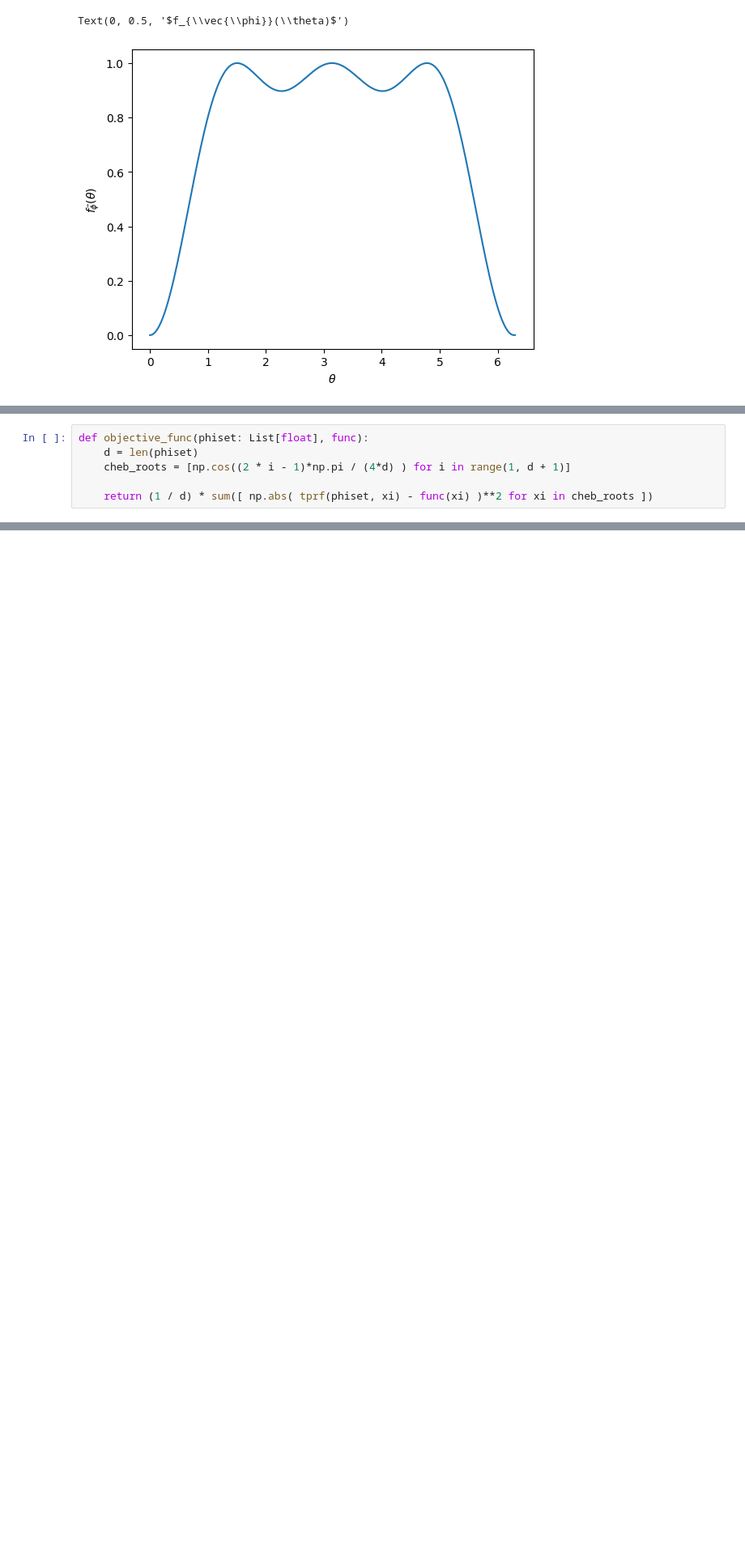
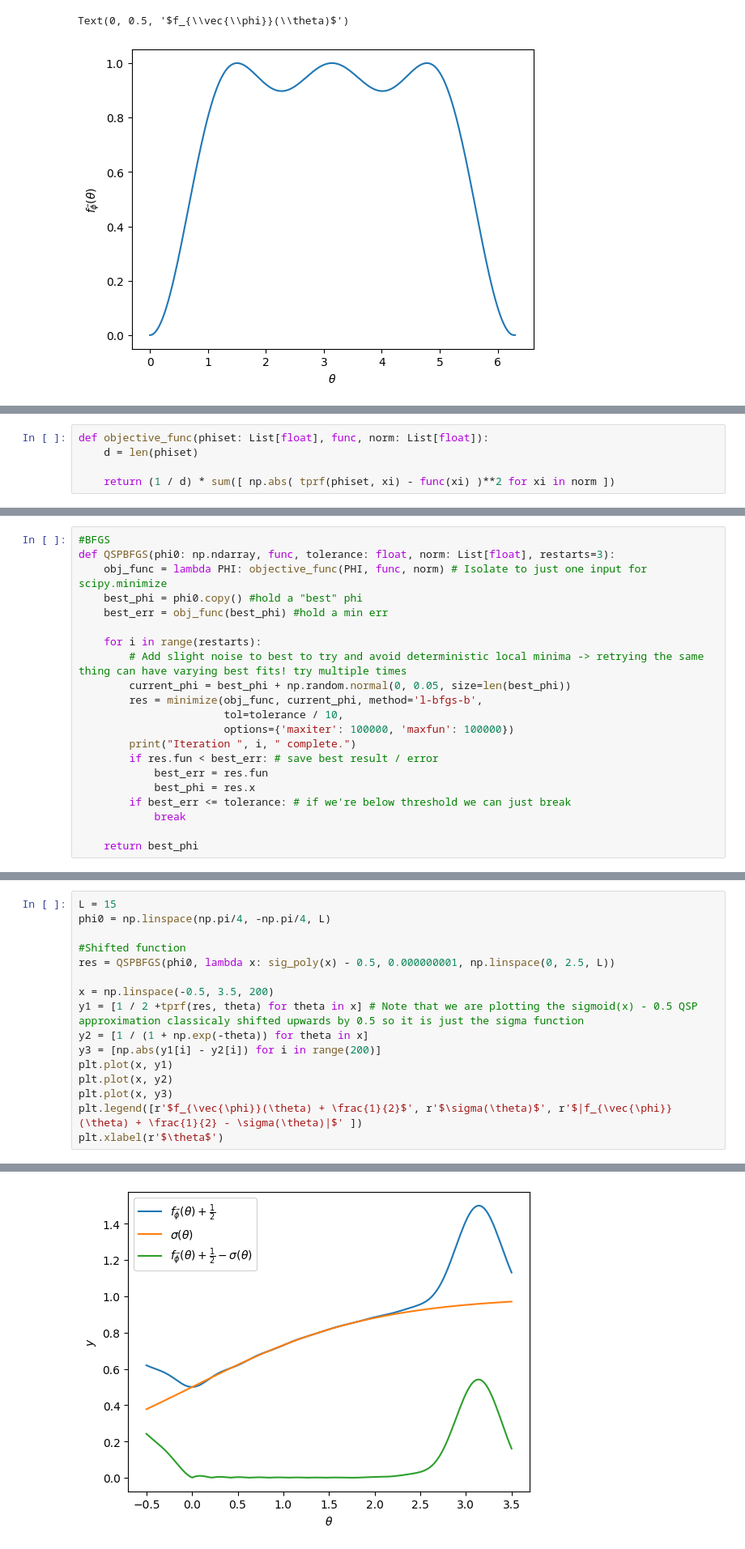
Before and after one commit to s-cavalier/temprepo190hmidterm, a Jupyter notebook: midterm.ipynb, the cells around one changed output, grey strips where cells are left out. Shown: that part at 81% size. Cells and saved outputs as stored; diff of their text form; blank space fills up the shorter version.

Commit message:
recent updates, finished approx

```diff
--- a/midterm.ipynb
+++ b/midterm.ipynb
@@ -67,6 +70,5 @@ np.float64(-0.38395061728395063)
 # %%
-def objective_func(phiset: List[float], func):
+def objective_func(phiset: List[float], func, norm: List[float]):
     d = len(phiset)
-    cheb_roots = [np.cos((2 * i - 1)*np.pi / (4*d) ) for i in range(1, d + 1)]
 
-    return (1 / d) * sum([ np.abs( tprf(phiset, xi) - func(xi) )**2 for xi in cheb_roots ])
+    return (1 / d) * sum([ np.abs( tprf(phiset, xi) - func(xi) )**2 for xi in norm ])
@@ -103,0 +75,21 @@ KeyboardInterrupt:
+# %%
+#BFGS
+def QSPBFGS(phi0: np.ndarray, func, tolerance: float, norm: List[float], restarts=3):
+    obj_func = lambda PHI: objective_func(PHI, func, norm) # Isolate to just one input for scipy.minimize
+    best_phi = phi0.copy() #hold a "best" phi
+    best_err = obj_func(best_phi) #hold a min err
+
+    for i in range(restarts):
+        # Add slight noise to best to try and avoid deterministic local minima -> retrying the same thing can have varying best fits! try multiple times
+        current_phi = best_phi + np.random.normal(0, 0.05, size=len(best_phi))
+        res = minimize(obj_func, current_phi, method='l-bfgs-b',
+                       tol=tolerance / 10,
+                       options={'maxiter': 100000, 'maxfun': 100000})
+        print("Iteration ", i, " complete.")
+        if res.fun < best_err: # save best result / error
+            best_err = res.fun
+            best_phi = res.x
+        if best_err <= tolerance: # if we're below threshold we can just break
+            break
+
+    return best_phi
@@ -103,0 +105,17 @@ KeyboardInterrupt:
+# %%
+L = 15
+phi0 = np.linspace(np.pi/4, -np.pi/4, L)
+
+#Shifted function
+res = QSPBFGS(phi0, lambda x: sig_poly(x) - 0.5, 0.000000001, np.linspace(0, 2.5, L))
+
+x = np.linspace(-0.5, 3.5, 200)
+y1 = [1 / 2 +tprf(res, theta) for theta in x] # Note that we are plotting the sigmoid(x) - 0.5 QSP approximation classicaly shifted upwards by 0.5 so it is just the sigma function
+y2 = [1 / (1 + np.exp(-theta)) for theta in x]
+y3 = [np.abs(y1[i] - y2[i]) for i in range(200)]
+plt.plot(x, y1)
+plt.plot(x, y2)
+plt.plot(x, y3)
+plt.legend([r'$f_{\vec{\phi}}(\theta) + \frac{1}{2}$', r'$\sigma(\theta)$', r'$|f_{\vec{\phi}}(\theta) + \frac{1}{2} - \sigma(\theta)|$' ])
+plt.xlabel(r'$\theta$')
+# %% [output]
@@ -103,0 +126 @@ KeyboardInterrupt:
+[figure, added]
```
Also changed, not shown: parts of 10 cells of this notebook.
